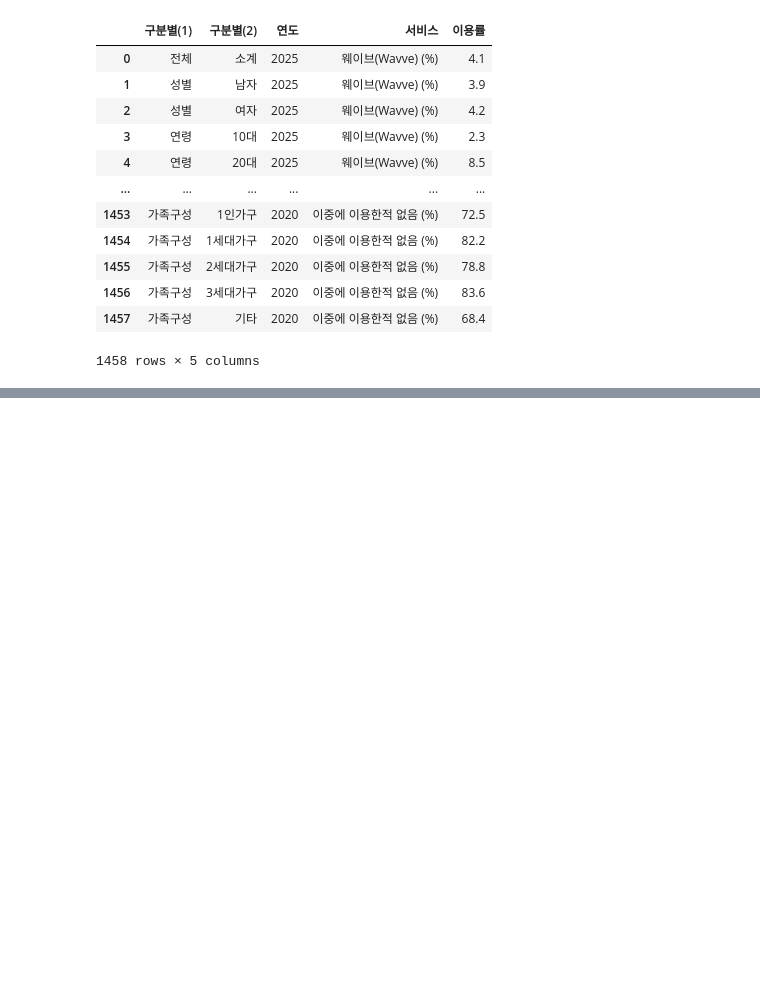
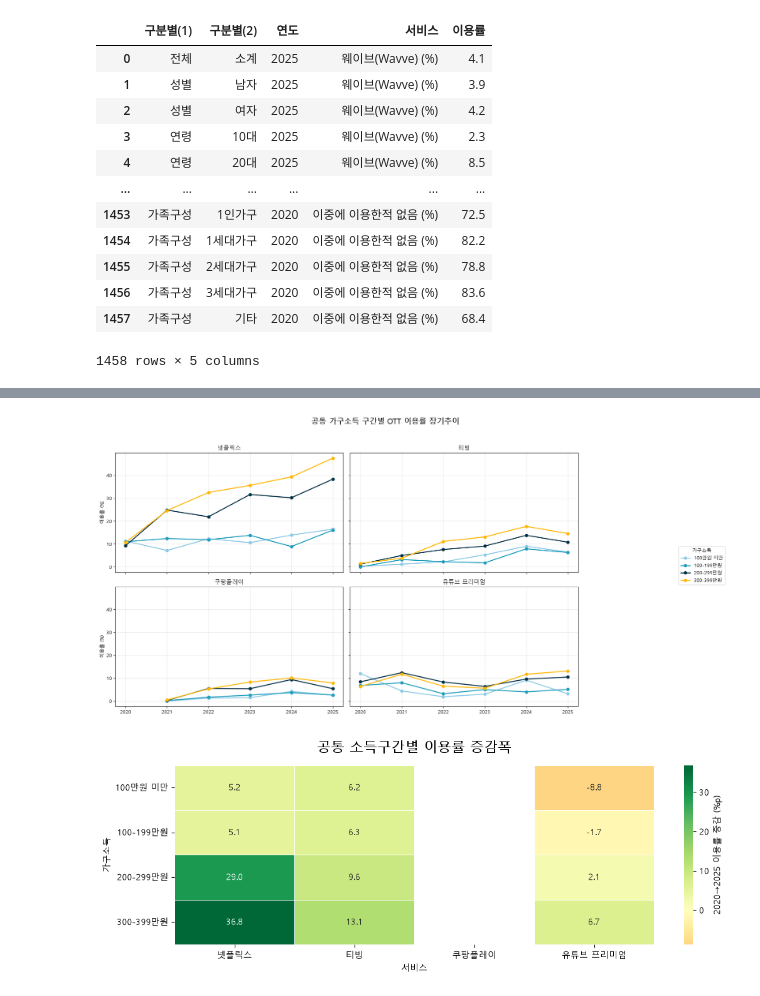
Before and after one commit to fun5307/study-with-ai-2, a Jupyter notebook: src/study_with_ai_2/Project/project.ipynb, the cells around one changed output, grey strips where cells are left out. Cells and saved outputs as stored; diff of their text form; code cells hidden in the pictures; blank space fills up the shorter version.

```diff
--- a/src/study_with_ai_2/Project/project.ipynb
+++ b/src/study_with_ai_2/Project/project.ipynb
@@ -141,0 +381,39 @@ plot_yearly_services(overseas_services, "해외 OTT 서비스 연간 이용률
+# %%
+common_income_categories = ["100만원 미만", "100-199만원", "200-299만원", "300-399만원"]
+income_colors = ["#8ECAE6", "#219EBC", "#023047", "#FFB703"]
+
+# fig, axes = plt.subplots(2, 3, figsize=(17, 9), sharex=True, sharey=True)
+fig, axes = plt.subplots(2, 2, figsize=(17, 9), sharex=True, sharey=True)
+
+for ax, (service_name, keyword) in zip(axes.flat, analysis_services.items()):
+    table = demographic_service_data("가구소득", common_income_categories, keyword)
+    for income_group, color in zip(common_income_categories, income_colors):
+        ax.plot(table.columns, table.loc[income_group], marker="o", linewidth=2,
+                color=color, label=income_group)
+    ax.set_title(service_name)
+    ax.grid(alpha=0.3)
+
+axes[0, 0].set_ylabel("이용률 (%)")
+axes[1, 0].set_ylabel("이용률 (%)")
+handles, labels = axes[0, 0].get_legend_handles_labels()
+fig.legend(handles, labels, title="가구소득", loc="center left", bbox_to_anchor=(1, 0.5))
+fig.suptitle("공통 가구소득 구간별 OTT 이용률 장기추이", fontsize=16)
+plt.tight_layout(rect=[0, 0, 0.84, 0.95])
+plt.show()
+
+# 공통 구간에서의 2020→2025 이용률 증감폭
+income_growth = pd.DataFrame({
+    service_name: first_last_change(demographic_service_data("가구소득", common_income_categories, keyword))
+    for service_name, keyword in analysis_services.items()
+})
+plt.figure(figsize=(11, 4))
+sns.heatmap(income_growth, annot=True, fmt=".1f", cmap="RdYlGn", center=0,
+            linewidths=0.5, cbar_kws={"label": "2020→2025 이용률 증감 (%p)"})
+plt.title("공통 소득구간별 이용률 증감폭", fontsize=16, pad=15)
+plt.xlabel("서비스")
+plt.ylabel("가구소득")
+plt.tight_layout()
+plt.show()
+# %% [output]
+[figure, added]
+[figure, added]
```
Also changed, not shown: parts of 32 cells of this notebook, 5 other files.
